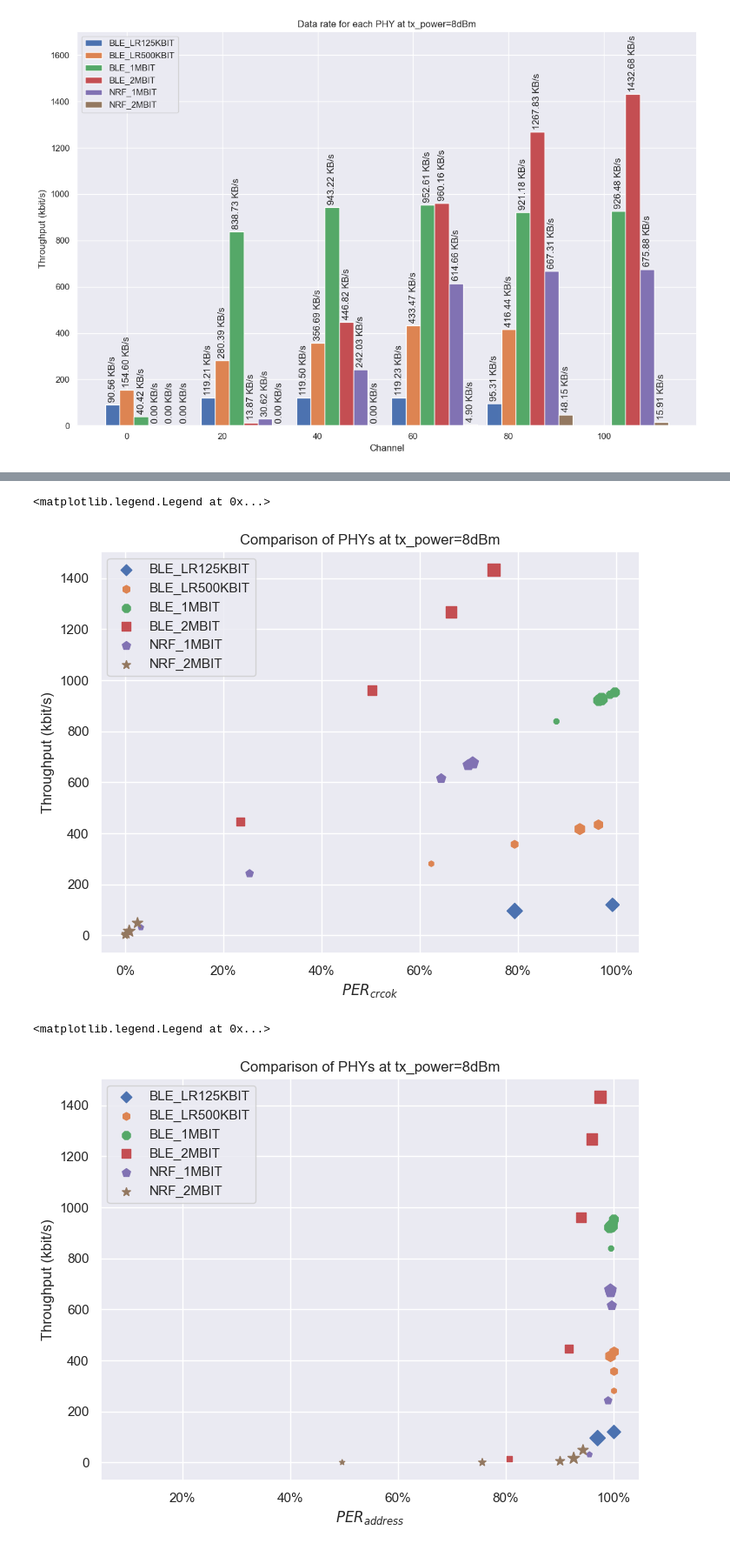
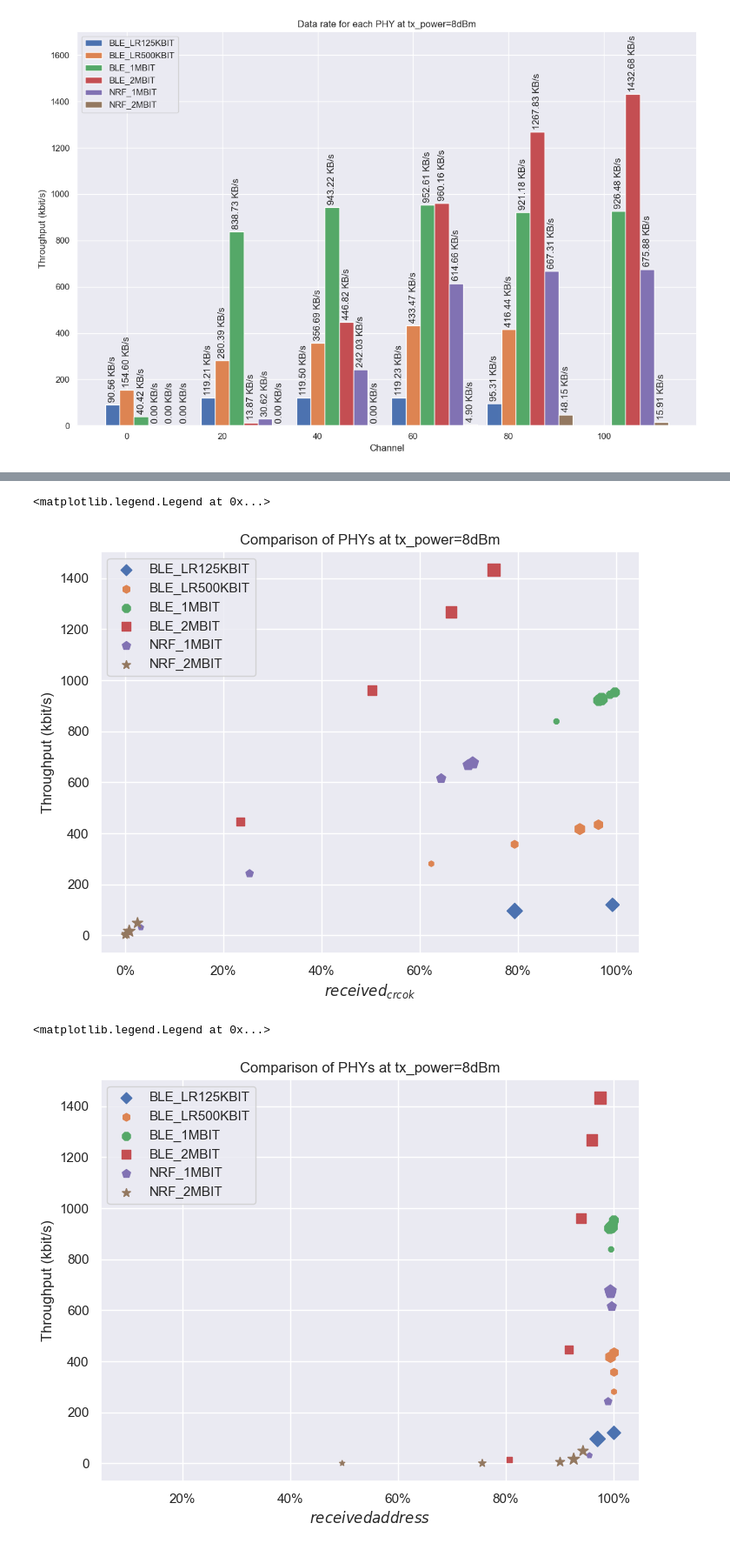
Before and after one commit to nickyu42/nrf-radio-phy-testing, a Jupyter notebook: rf_data.ipynb, the cells around one changed output, grey strips where cells are left out. Shown at 87% size. Saved outputs shown, nothing was run; the diff lists cells and outputs as text; code cells hidden in the pictures.

```diff
--- a/rf_data.ipynb
+++ b/rf_data.ipynb
@@ -235,28 +239,28 @@ for mode, marker in ((0, 'D'), (1, 'h'), (2, '8'), (3, 's'), (4, 'p'), (5, '*'))
 ax.set_title('Comparison of PHYs at tx_power=8dBm')
 ax.xaxis.set_major_formatter('{x:.0f}%')
 ax.set_ylabel('Throughput (kbit/s)')
-ax.set_xlabel(r'$PER_{crcok}$')
+ax.set_xlabel(r'$received_{crcok}$')
 ax.legend()
 # %% [output]
 <matplotlib.legend.Legend at 0x...>
-[figure, old version]
+[figure, new version]
 # %%
 fig, ax = plt.subplots(figsize=(8, 6))
 
 for mode, marker in ((0, 'D'), (1, 'h'), (2, '8'), (3, 's'), (4, 'p'), (5, '*')):
     x_data = duckdb.sql(f'SELECT avg(throughput_bps) / 1000 FROM df WHERE tx_mode = {mode} GROUP BY tx_channel ORDER BY tx_channel').fetchall()
     y_data = duckdb.sql(f'SELECT avg((received / sent)*100) FROM df WHERE tx_mode = {mode} GROUP BY tx_channel ORDER BY tx_channel').fetchall()
 
     if mode in (0, 1):
         ax.scatter(y_data, x_data, (0, 20, 40, 60, 80), label=MODE_NAMES[mode], marker=marker)
     else:
         ax.scatter(y_data, x_data, (0, 20, 40, 60, 80, 100), label=MODE_NAMES[mode], marker=marker)
 
 ax.set_title('Comparison of PHYs at tx_power=8dBm')
 ax.xaxis.set_major_formatter('{x:.0f}%')
 ax.set_ylabel('Throughput (kbit/s)')
-ax.set_xlabel(r'$PER_{address}$')
+ax.set_xlabel(r'$received{address}$')
 ax.legend()
 # %% [output]
 <matplotlib.legend.Legend at 0x...>
-[figure, old version]
+[figure, new version]
```
Also changed, not shown: parts of 4 cells of this notebook, 7 other files.
